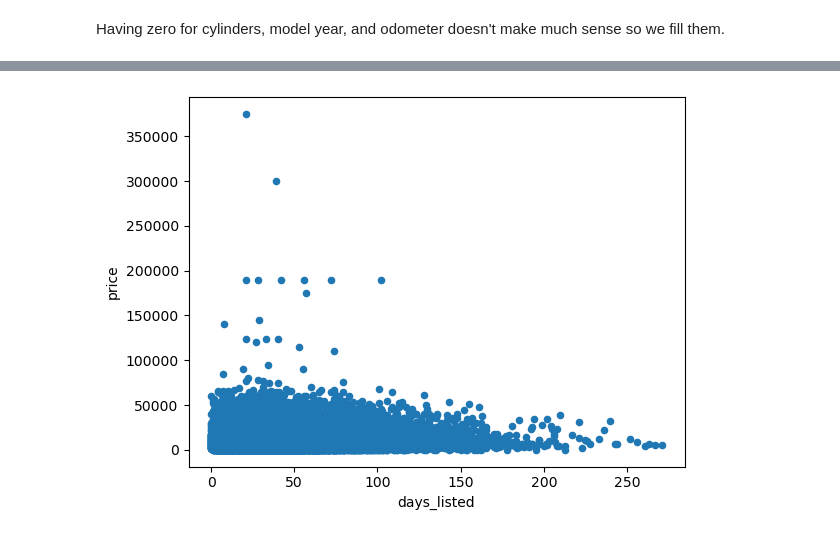
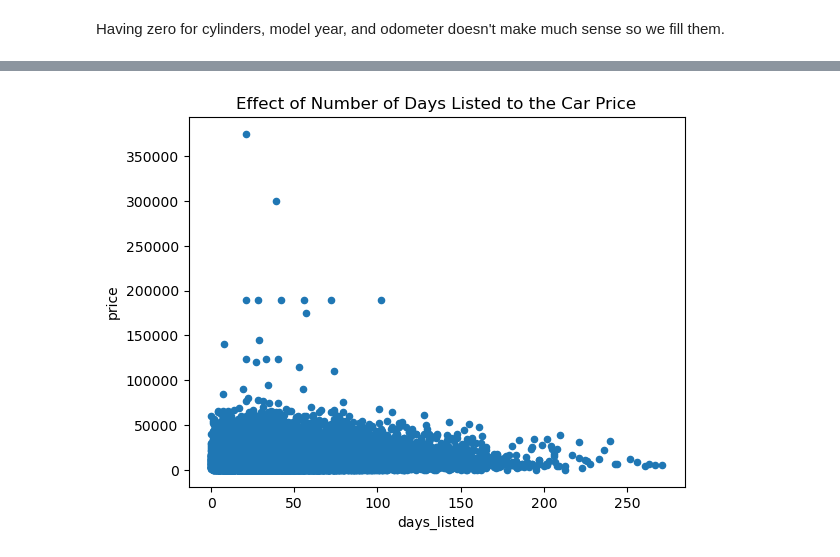
Before and after one commit to ParkerStatler/S4P, a Jupyter notebook: notebooks/EDA.ipynb, the cells around one changed output, grey strips where cells are left out. Drawn from its saved outputs; the diff is of its cells as text; code cells hidden in the pictures.

```diff
--- a/notebooks/EDA.ipynb
+++ b/notebooks/EDA.ipynb
@@ -4,4 +9,5 @@ import plotly.express as px
 import matplotlib.pyplot as plt
 import seaborn as sns
 # %%
-v_df = pd.read_csv('vehicles_us.csv')
+# Read in file
+v_df = pd.read_csv('~/S4P/vehicles_us.csv')
@@ -129,7 +141,7 @@ v_df.to_csv('../vehicles_us_cleaned.csv', index=False)
 fig = px.histogram(v_df, x="model", title="Number of cars for each manufacturer")
 fig.show()
 # %%
-v_df.plot.scatter(x="days_listed", y='price')
+v_df.plot.scatter(x="days_listed", y='price', title='Effect of Number of Days Listed to the Car Price')
 plt.show()
 # %% [output]
-[figure, old version]
+[figure, new version]
```
Also changed, not shown: parts of 15 cells of this notebook.
